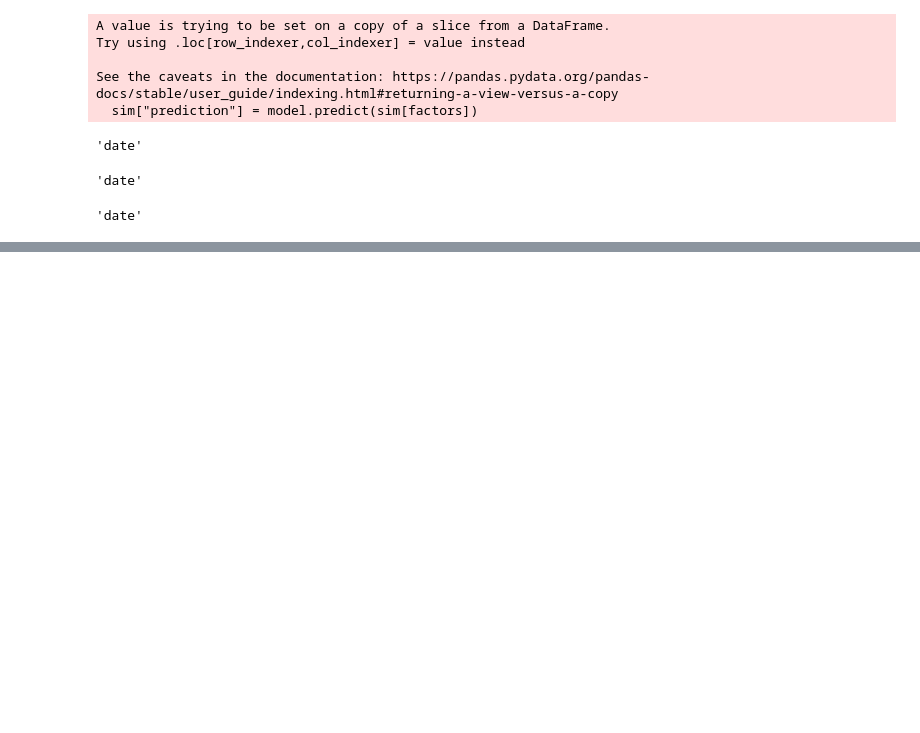
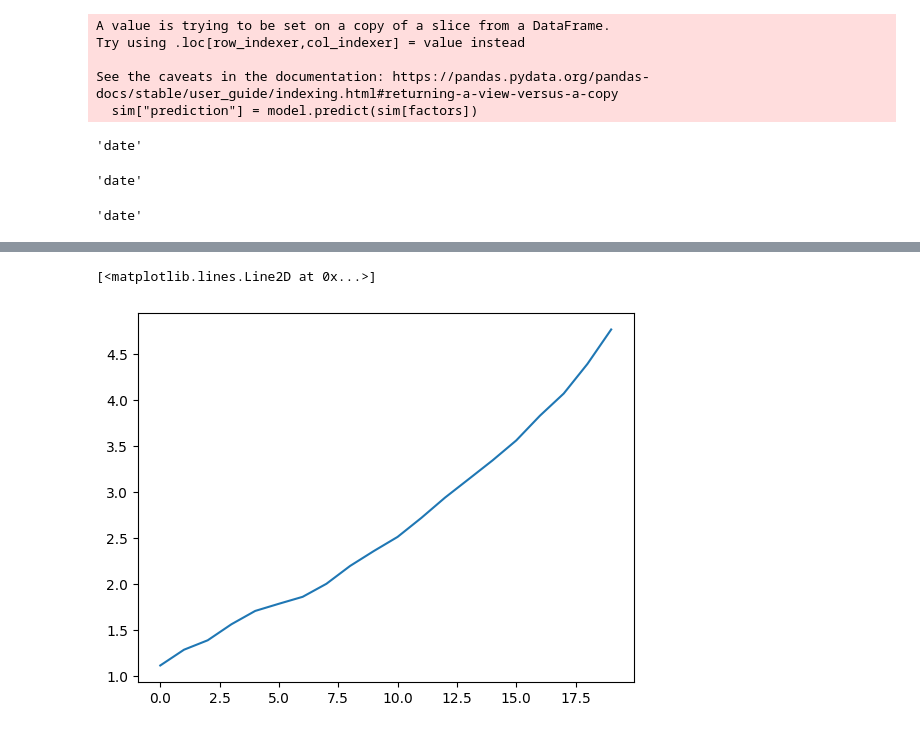
Before and after one commit to chung-ejy/sapling, a Jupyter notebook: fs_analysis_manual.ipynb, the cells around one changed output, grey strips where cells are left out. Saved outputs shown, nothing was run; the diff lists cells and outputs as text; code cells hidden in the pictures; blank space fills up the shorter version.

```diff
--- a/fs_analysis_manual.ipynb
+++ b/fs_analysis_manual.ipynb
@@ -139,0 +147,9 @@ plt.show()
+# %%
+portfolio = trades[["year","quarter","return"]].groupby(["year","quarter"]).sum().reset_index()
+portfolio["return"] = portfolio["return"] + 1
+portfolio["return"] = portfolio["return"].cumprod()
+# %%
+plt.plot(portfolio.index,portfolio["return"])
+# %% [output]
+[<matplotlib.lines.Line2D at 0x...>]
+[figure, added]
```
Also changed, not shown: parts of 8 cells of this notebook.
